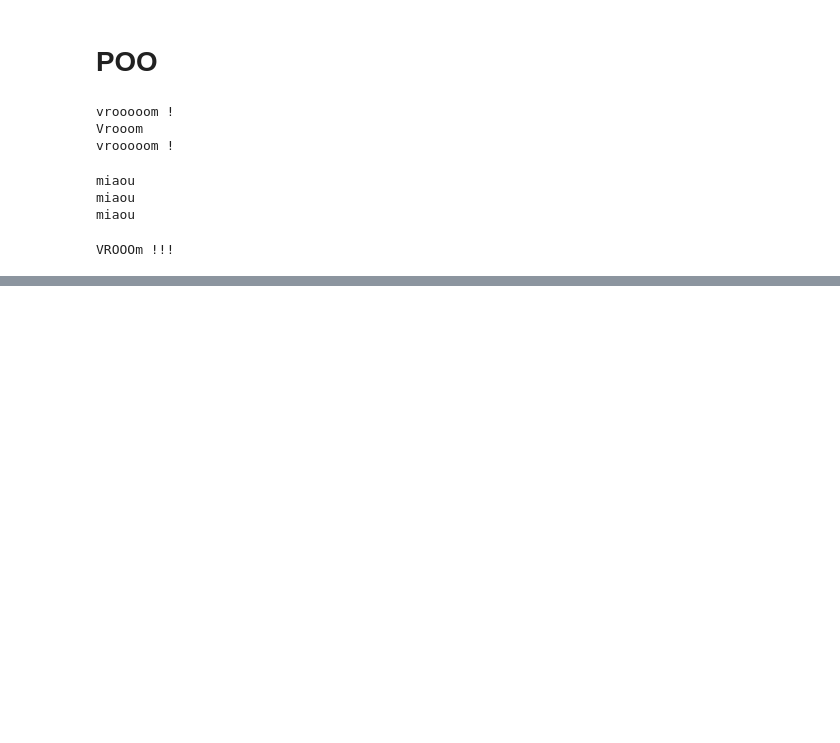
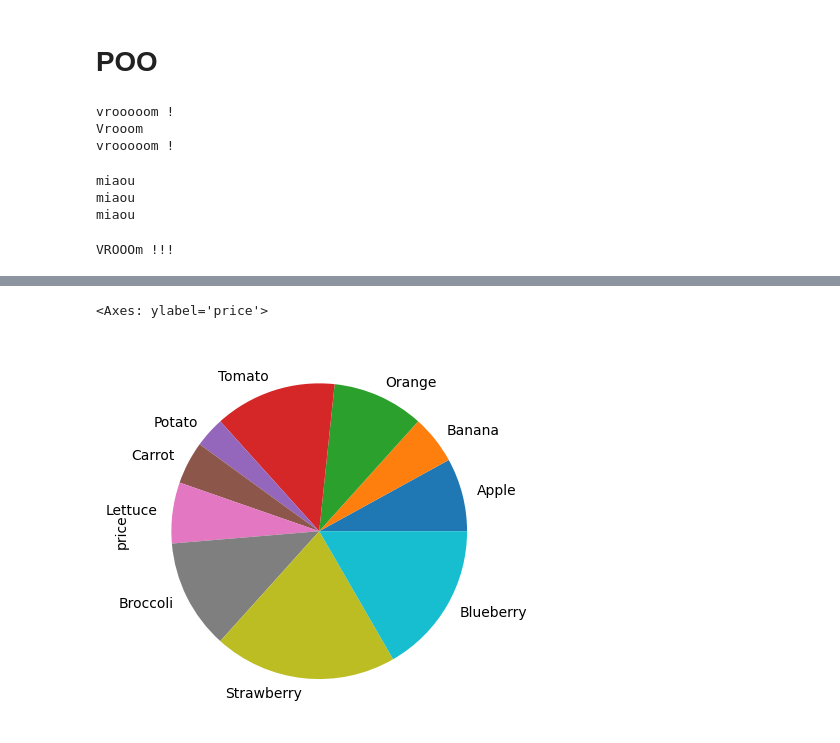
Before and after one commit to ksamuel/formation_python_juin_2024, a Jupyter notebook: j3.ipynb, the cells around one changed output, grey strips where cells are left out. Drawn from its saved outputs; the diff is of its cells as text; code cells hidden in the pictures; blank space fills up the shorter version.

```diff
--- a/j3.ipynb
+++ b/j3.ipynb
@@ -186,0 +348,5 @@ MonCompteur()
+# %%
+df_for_plot.plot.pie()
+# %% [output]
+<Axes: ylabel='price'>
+[figure, added]
```
Also changed, not shown: parts of 22 cells of this notebook, 7 other files.
